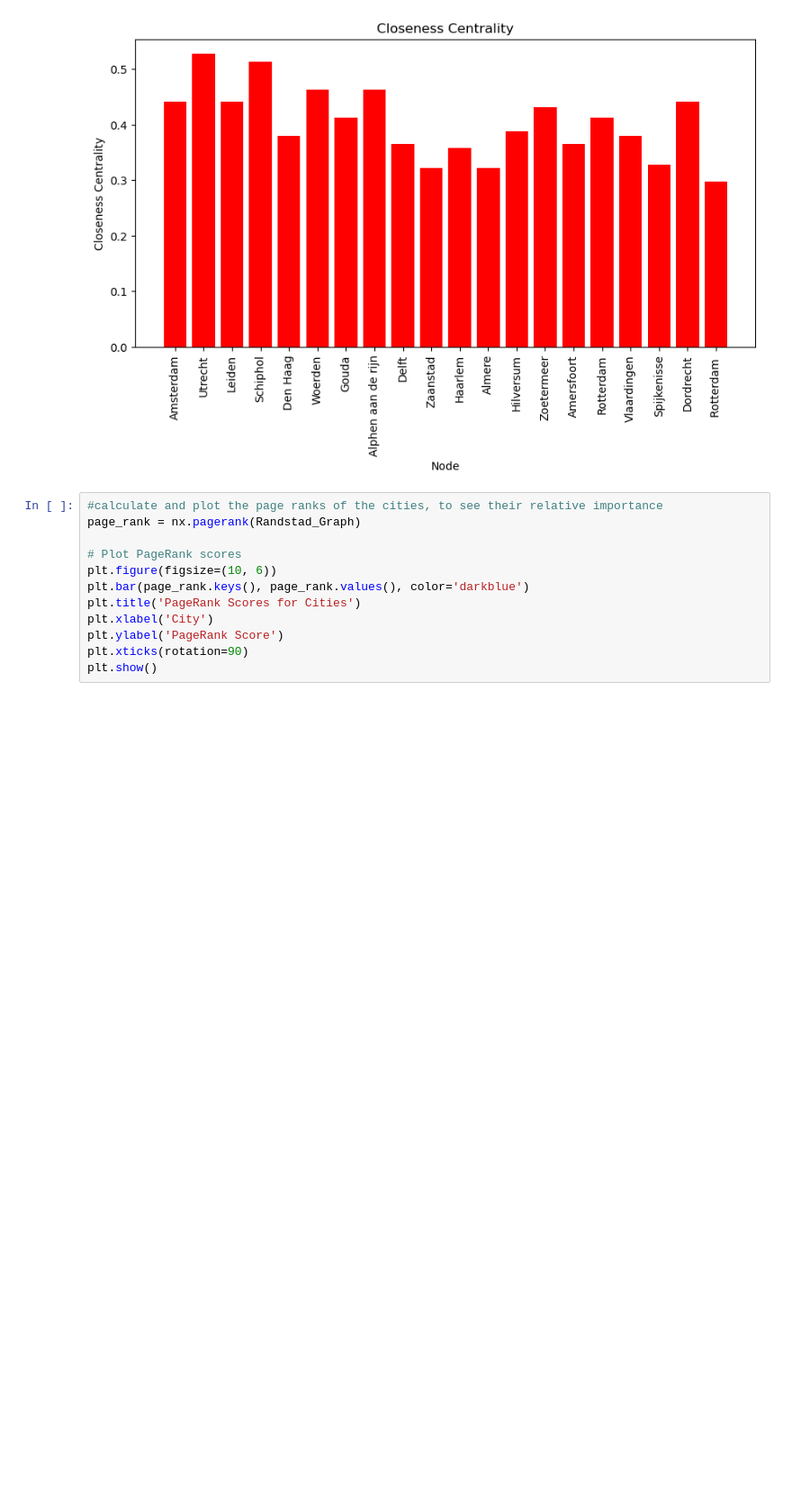
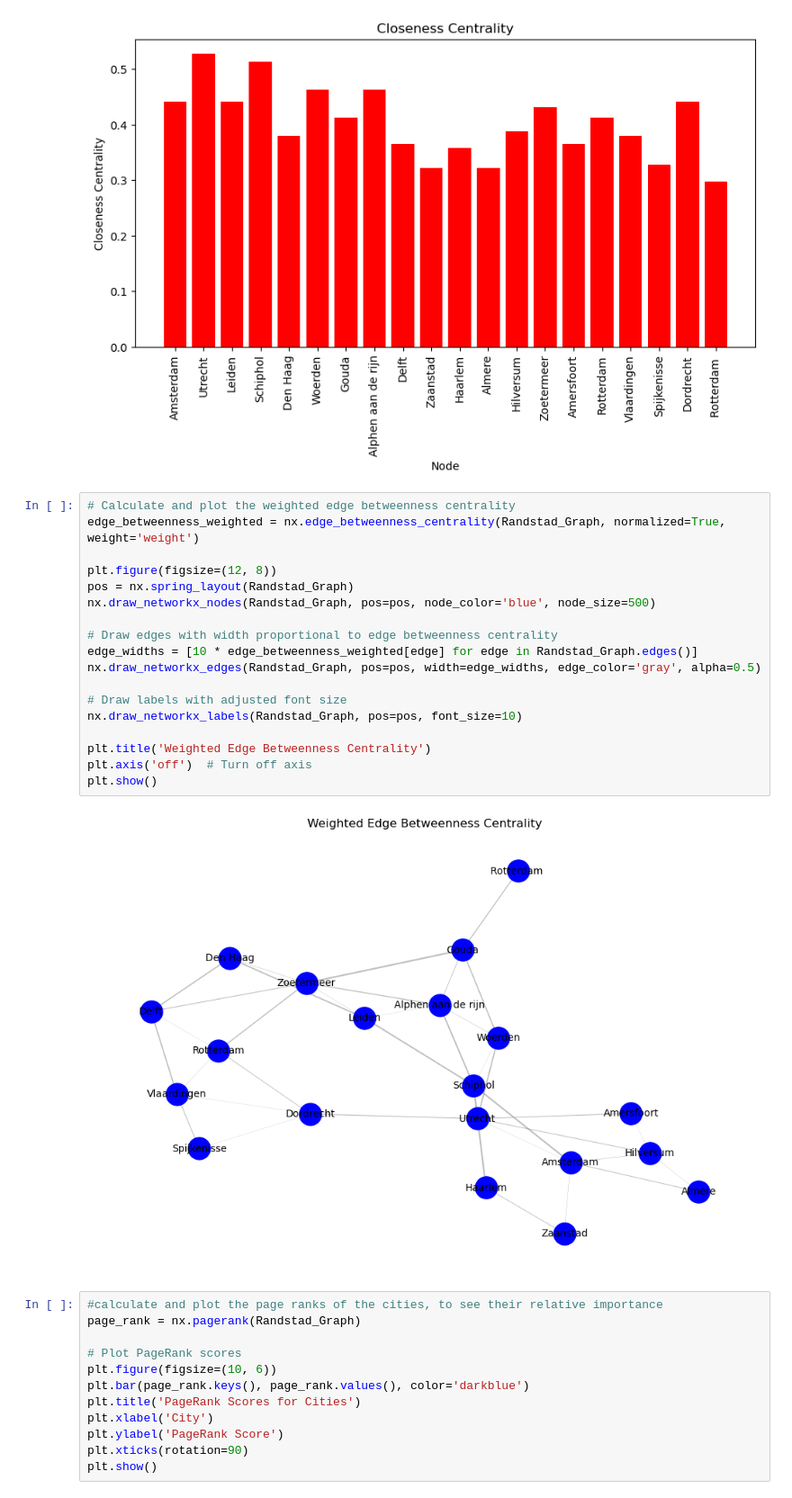
Before and after one commit to ElizeBr/Networked-Systems-Group-Assignment, a Jupyter notebook: Randstad.ipynb, the cells around one changed output. Shown at 90% size. Saved outputs shown, nothing was run; the diff lists cells and outputs as text; blank space fills up the shorter version.

```diff
--- a/Randstad.ipynb
+++ b/Randstad.ipynb
@@ -274,6 +274,26 @@ plt.show()
 [figure]
 [figure]
 [figure]
+# %%
+# Calculate and plot the weighted edge betweenness centrality
+edge_betweenness_weighted = nx.edge_betweenness_centrality(Randstad_Graph, normalized=True, weight='weight')
+
+plt.figure(figsize=(12, 8))
+pos = nx.spring_layout(Randstad_Graph)
+nx.draw_networkx_nodes(Randstad_Graph, pos=pos, node_color='blue', node_size=500)
+
+# Draw edges with width proportional to edge betweenness centrality
+edge_widths = [10 * edge_betweenness_weighted[edge] for edge in Randstad_Graph.edges()]
+nx.draw_networkx_edges(Randstad_Graph, pos=pos, width=edge_widths, edge_color='gray', alpha=0.5)
+
+# Draw labels with adjusted font size
+nx.draw_networkx_labels(Randstad_Graph, pos=pos, font_size=10)
+
+plt.title('Weighted Edge Betweenness Centrality')
+plt.axis('off')  # Turn off axis
+plt.show()
+# %% [output]
+[figure, added]
 # %%
 #calculate and plot the page ranks of the cities, to see their relative importance
 page_rank = nx.pagerank(Randstad_Graph)
```
